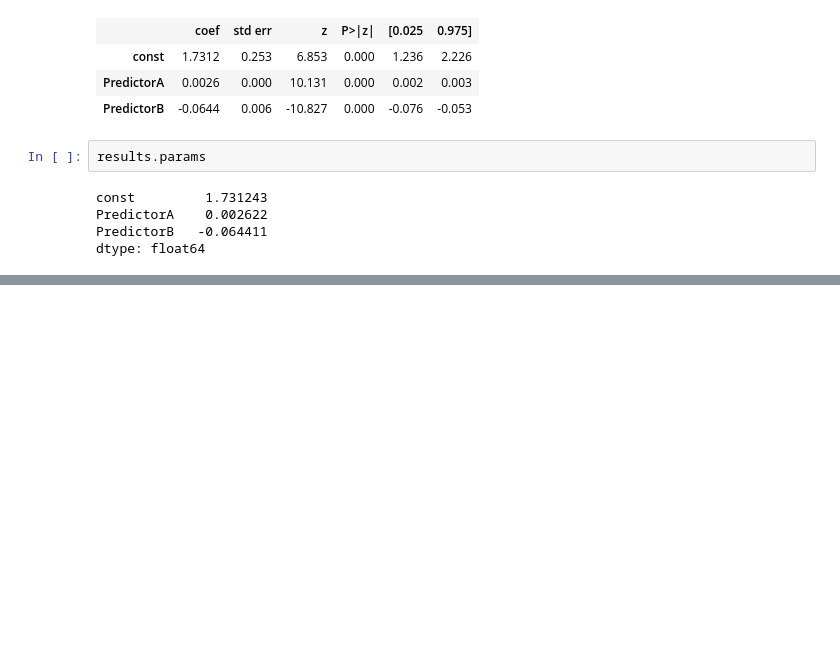
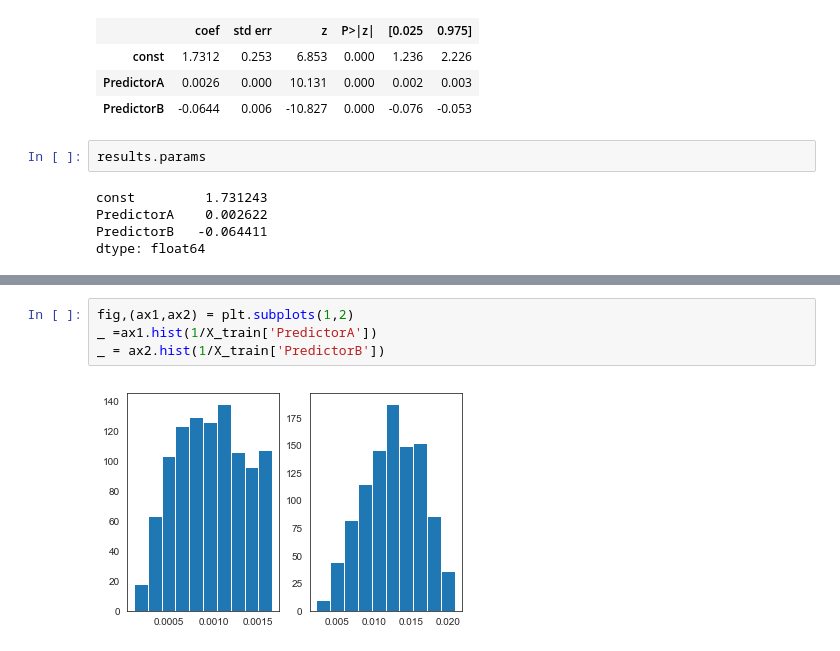
Before and after one commit to ll-wang/Learning-Notes, a Jupyter notebook: Feature Engennering and Feature Selection/Chapter 1/Chapter1 Code Recover.ipynb, the cells around one changed output, grey strips where cells are left out. Drawn from its saved outputs; the diff is of its cells as text; blank space fills up the shorter version.

```diff
--- a/Feature Engennering and Feature Selection/Chapter 1/Chapter1 Code Recover.ipynb
+++ b/Feature Engennering and Feature Selection/Chapter 1/Chapter1 Code Recover.ipynb
@@ -97,0 +151,6 @@ dtype: float64
+# %%
+fig,(ax1,ax2) = plt.subplots(1,2)
+_ =ax1.hist(1/X_train['PredictorA'])
+_ = ax2.hist(1/X_train['PredictorB'])
+# %% [output]
+[figure, added]
```
Also changed, not shown: parts of 17 cells of this notebook.
